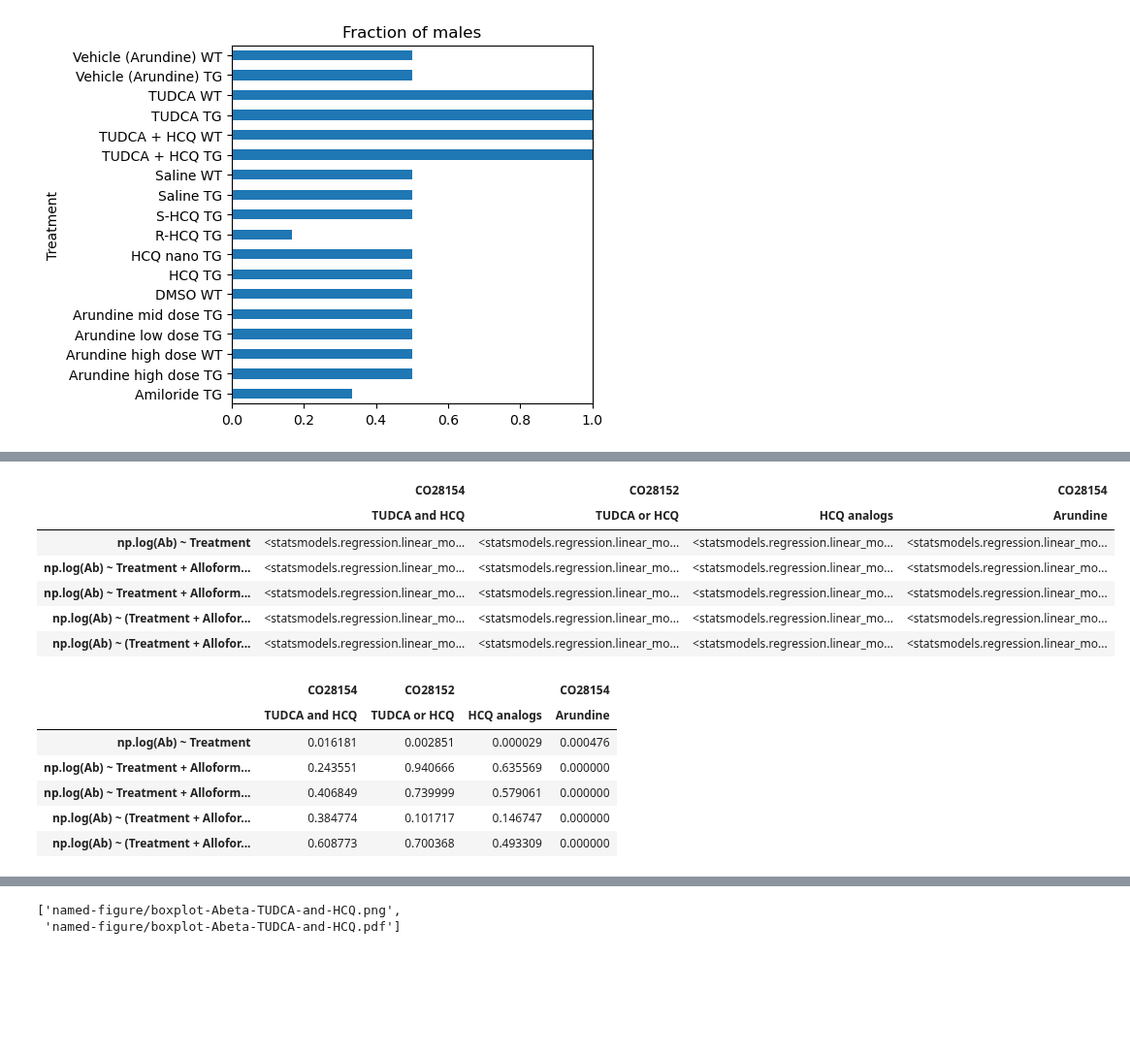
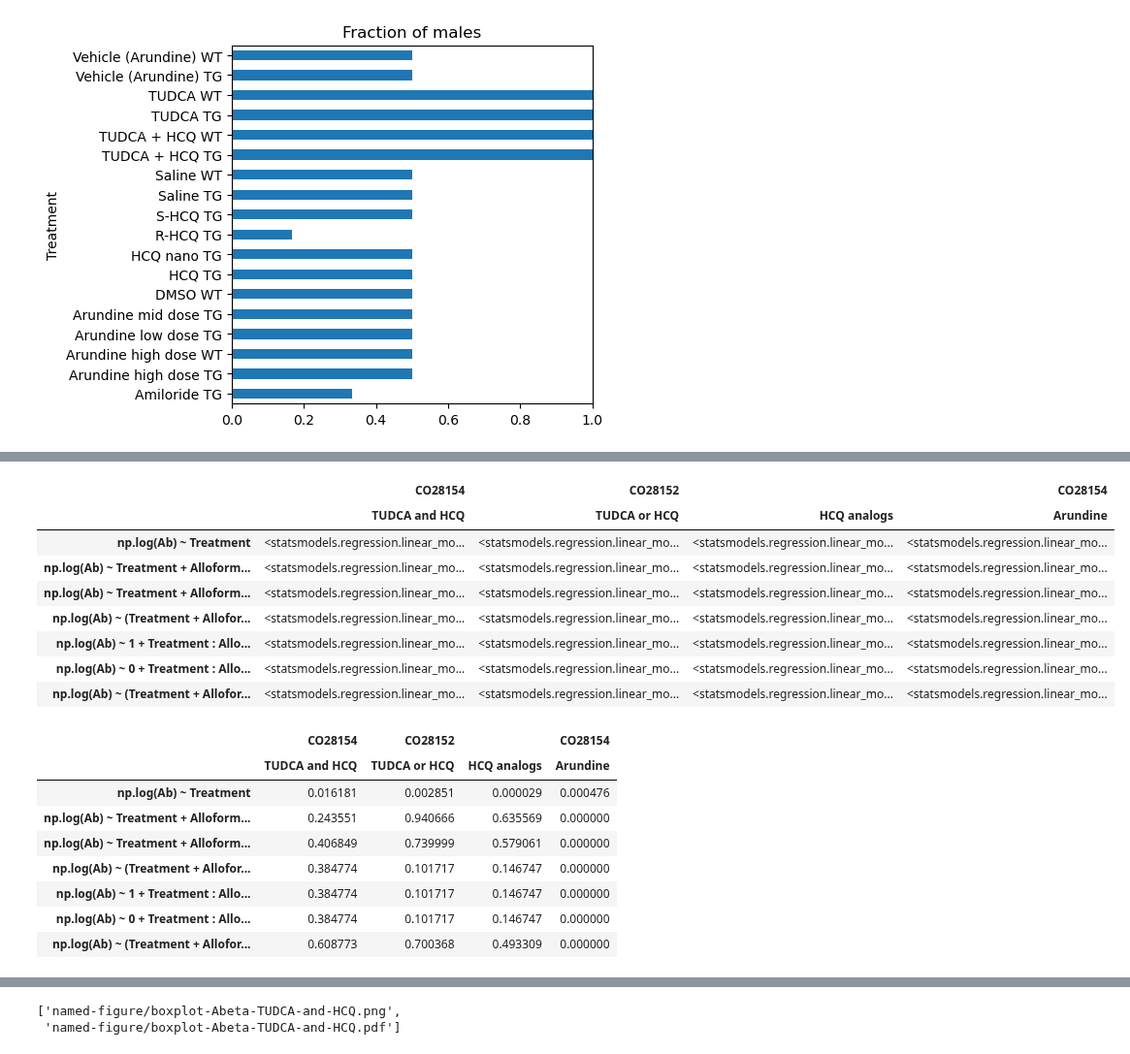
Before and after one commit to attilagk/CTNS-notebook, a Jupyter notebook: 2024-08-08-biochemistry/2024-08-08-biochemistry.ipynb, the cells around one changed output, grey strips where cells are left out. Shown at 97% size. Cells and saved outputs as stored; diff of their text form; code cells hidden in the pictures; blank space fills up the shorter version.

```diff
--- a/2024-08-08-biochemistry/2024-08-08-biochemistry.ipynb
+++ b/2024-08-08-biochemistry/2024-08-08-biochemistry.ipynb
@@ -150,38 +150,42 @@ formula_l = [
     'np.log(Ab) ~ Treatment + Alloform + Region + Fraction',
     'np.log(Ab) ~ Treatment + Alloform + Region + Fraction + Treatment * Region * Fraction - Treatment : Region : Fraction',
     'np.log(Ab) ~ (Treatment + Alloform + Region + Fraction) ** 2',
+    'np.log(Ab) ~ 1 + Treatment : Alloform + Treatment : Region + Treatment : Fraction + Alloform : Region + Alloform : Fraction + Region : Fraction',
+    'np.log(Ab) ~ 0 + Treatment : Alloform + Treatment : Region + Treatment : Fraction + Alloform : Region + Alloform : Fraction + Region : Fraction',
     'np.log(Ab) ~ (Treatment + Alloform + Region + Fraction + Sex) ** 2',
 ]
 
 study_treatment_l = [
     ('CO28154', ('Saline TG', 'TUDCA + HCQ TG')),
     ('CO28152', ('Saline TG', 'TUDCA TG', 'HCQ TG')),
     ('CO28152', ('Saline TG', 'HCQ TG', 'HCQ nano TG', 'R-HCQ TG', 'S-HCQ TG')),
     ('CO28154', ('Vehicle (Arundine) TG', 'Arundine low dose TG', 'Arundine mid dose TG', 'Arundine high dose TG')),
 ]
 
 study_experiment_l = [
     ('CO28154', 'TUDCA and HCQ'),
     ('CO28152', 'TUDCA or HCQ'),
     ('CO28152', 'HCQ analogs'),
     ('CO28154', 'Arundine'),
 ]
 
 def fit_all(formula_l=formula_l, study_treatment_l=study_treatment_l, study_experiment_l=study_experiment_l, Abeta_long=Abeta_long):
     a = np.array([[fit_one(f, *st, Abeta_long=Abeta_long) for st in study_treatment_l] for f in formula_l])
     results = pd.DataFrame(a, index=formula_l, columns=pd.MultiIndex.from_tuples(study_experiment_l))
     return(results)
 
 results = fit_all(Abeta_long=Abeta_long)
 results_m = fit_all(Abeta_long=Abeta_long.loc[Abeta_long.Sex == 'm'])
 results
 # %% [output]
 |  | CO28154 | CO28152 |  | CO28154 |
 |  | TUDCA and HCQ | TUDCA or HCQ | HCQ analogs | Arundine |
 | np.log(Ab) ~ Treatment | <statsmodels.regression.linear_mo... | <statsmodels.regression.linear_mo... | <statsmodels.regression.linear_mo... | <statsmodels.regression.linear_mo... |
 | np.log(Ab) ~ Treatment + Alloform... | <statsmodels.regression.linear_mo... | <statsmodels.regression.linear_mo... | <statsmodels.regression.linear_mo... | <statsmodels.regression.linear_mo... |
 | np.log(Ab) ~ Treatment + Alloform... | <statsmodels.regression.linear_mo... | <statsmodels.regression.linear_mo... | <statsmodels.regression.linear_mo... | <statsmodels.regression.linear_mo... |
 | np.log(Ab) ~ (Treatment + Allofor... | <statsmodels.regression.linear_mo... | <statsmodels.regression.linear_mo... | <statsmodels.regression.linear_mo... | <statsmodels.regression.linear_mo... |
+| np.log(Ab) ~ 1 + Treatment : Allo... | <statsmodels.regression.linear_mo... | <statsmodels.regression.linear_mo... | <statsmodels.regression.linear_mo... | <statsmodels.regression.linear_mo... |
+| np.log(Ab) ~ 0 + Treatment : Allo... | <statsmodels.regression.linear_mo... | <statsmodels.regression.linear_mo... | <statsmodels.regression.linear_mo... | <statsmodels.regression.linear_mo... |
 | np.log(Ab) ~ (Treatment + Allofor... | <statsmodels.regression.linear_mo... | <statsmodels.regression.linear_mo... | <statsmodels.regression.linear_mo... | <statsmodels.regression.linear_mo... |
 # %%
 results.applymap(lambda x: jarque_bera(x.resid)[1])
@@ -192,6 +196,8 @@ results.applymap(lambda x: jarque_bera(x.resid)[1])
 | np.log(Ab) ~ Treatment + Alloform... | 0.243551 | 0.940666 | 0.635569 | 0.000000 |
 | np.log(Ab) ~ Treatment + Alloform... | 0.406849 | 0.739999 | 0.579061 | 0.000000 |
 | np.log(Ab) ~ (Treatment + Allofor... | 0.384774 | 0.101717 | 0.146747 | 0.000000 |
+| np.log(Ab) ~ 1 + Treatment : Allo... | 0.384774 | 0.101717 | 0.146747 | 0.000000 |
+| np.log(Ab) ~ 0 + Treatment : Allo... | 0.384774 | 0.101717 | 0.146747 | 0.000000 |
 | np.log(Ab) ~ (Treatment + Allofor... | 0.608773 | 0.700368 | 0.493309 | 0.000000 |
 # %%
 results.applymap(lambda x: x.bic)
```
Also changed, not shown: parts of 2 cells of this notebook.
